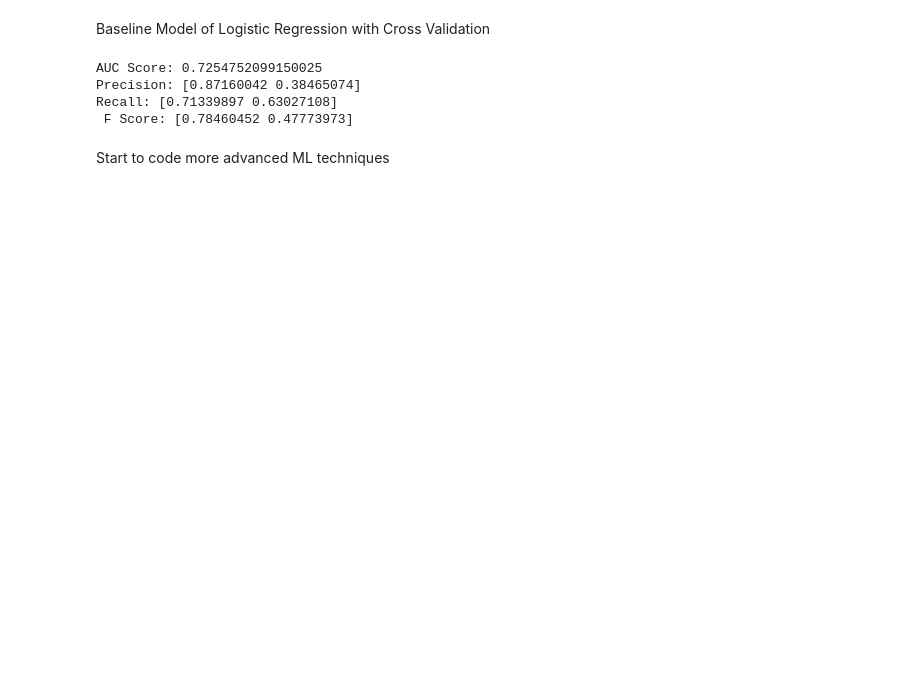
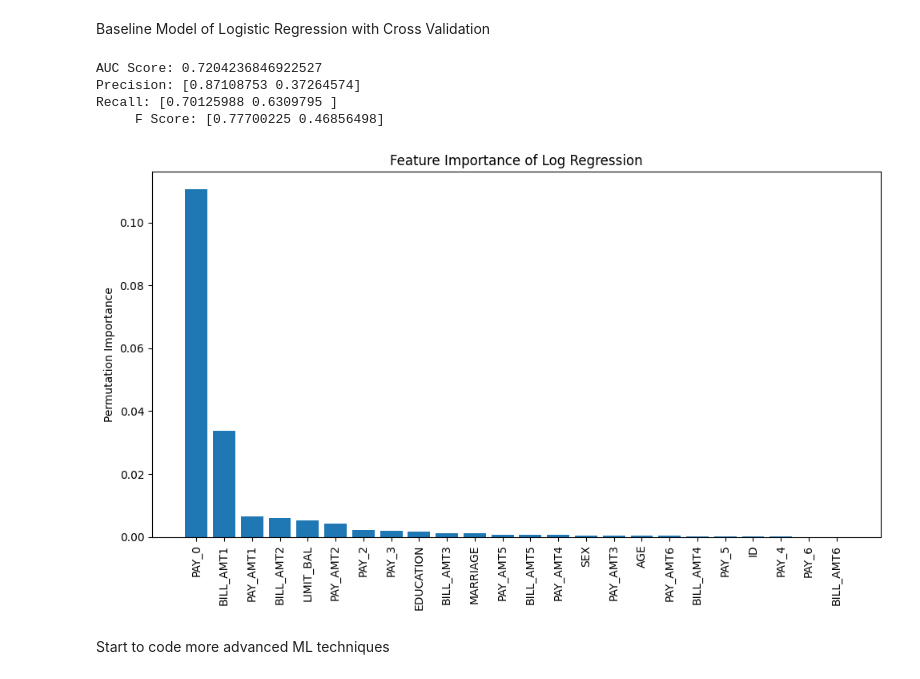
Before and after one commit to melakubu/DS340, a Jupyter notebook: DS340_models.ipynb, the cells around one changed output. Drawn from its saved outputs; the diff is of its cells as text; code cells hidden in the pictures; blank space fills up the shorter version.

```diff
--- a/DS340_models.ipynb
+++ b/DS340_models.ipynb
@@ -23,41 +77,38 @@ feature_vec = df.drop('default.payment.next.month', axis=1)
+# %%
+from sklearn.model_selection import train_test_split
+
+
+x_train, x_test, y_train, y_test = train_test_split(feature_vec, target_vec, train_size=0.8 \
+                                                    ,random_state=10)
 # %% [markdown]
 Baseline Model of Logistic Regression with Cross Validation
 # %%
 from sklearn.linear_model import LogisticRegressionCV
 from sklearn.preprocessing import StandardScaler
 from sklearn.pipeline import Pipeline
-from sklearn.model_selection import train_test_split
-from sklearn.metrics import precision_recall_fscore_support
-
-x_train, x_test, y_train, y_test = train_test_split(feature_vec, target_vec, train_size=0.8)
 
 LR_base = Pipeline([
     ('scaler', StandardScaler()),
     ('lr', LogisticRegressionCV(
         cv=5,
         scoring='roc_auc',
         max_iter=5000,
         class_weight='balanced',
         solver="lbfgs",
         n_jobs=-1
 
     ))
 ])
 
-LR_base.fit(x_train,y_train)
-y_pred = LR_base.predict(x_test)
-
-#Evaluations of all models will be based on AUC Score, Precision, Recall, and F score
-
-precision, recall, fscore, _ = precision_recall_fscore_support(y_test,y_pred)
-
-print(f'AUC Score: {LR_base.score(x_test,y_test)} \nPrecision: {precision} \nRecall: {recall} \n \
-F Score: {fscore}')
+title = 'Feature Importance of Log Regression'
+evaluate_model(LR_base,x_train,y_train,x_test,y_test)
+evaluate_features(LR_base,x_test,y_test,title)
 # %% [output]
-AUC Score: 0.7254752099150025
-Precision: [0.87160042 0.38465074]
-Recall: [0.71339897 0.63027108]
- F Score: [0.78460452 0.47773973]
+AUC Score: 0.7204236846922527
+Precision: [0.87108753 0.37264574]
+Recall: [0.70125988 0.6309795 ]
+     F Score: [0.77700225 0.46856498]
+[figure, added]
 # %% [markdown]
 Start to code more advanced ML techniques
 # %%
```
Also changed, not shown: parts of 6 cells of this notebook, 1 other file.
